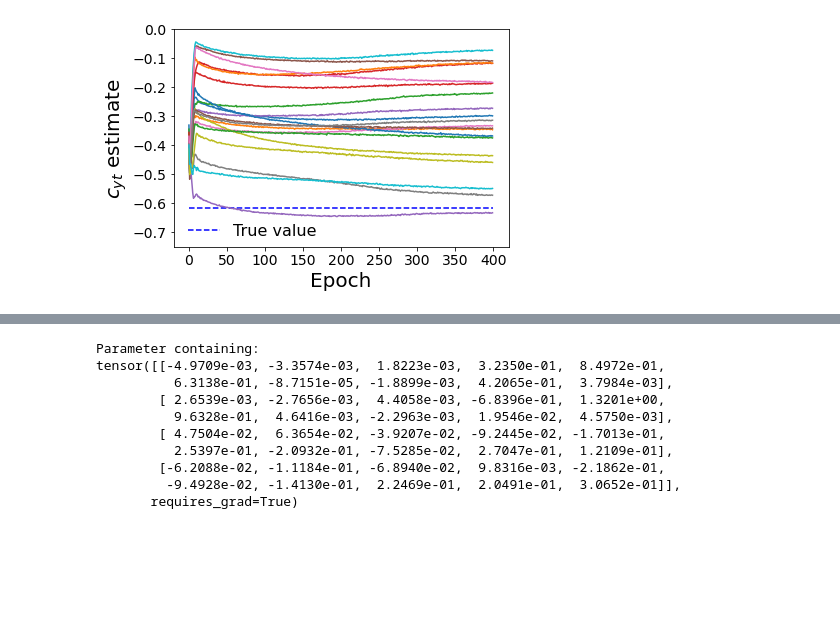
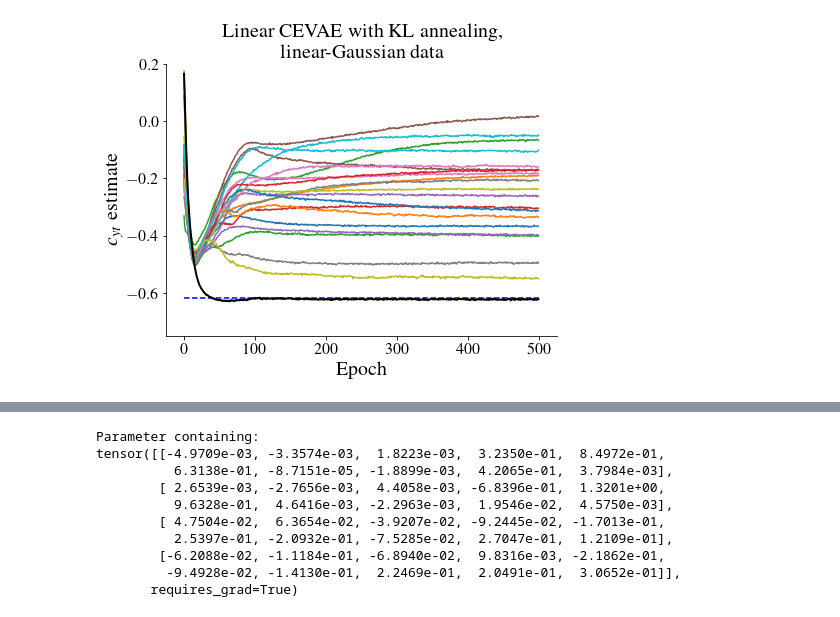
Before and after one commit to skwfz/cevae, a Jupyter notebook: KLScalingTest.ipynb, the cells around one changed output, grey strips where cells are left out. Cells and saved outputs as stored; diff of their text form; code cells hidden in the pictures; blank space fills up the shorter version.

```diff
--- a/KLScalingTest.ipynb
+++ b/KLScalingTest.ipynb
@@ -27,2 +26,2 @@ datasize = sorted([int(ds) for ds in dfs.keys()])
 # %%
-dataloader = DataLoader(datasets['2000'][0])
+dataloader = DataLoader(datasets['2000'][1])
@@ -29,15 +34,15 @@ dataloader = DataLoader(datasets['2000'][0])
 # %%
-model_list = []
-losses_list = []
-modelparams_list = []
+#model_list = []
+#losses_list = []
+#modelparams_list = []
 
-for i in range(20):
+for i in range(2):
     BATCH_SIZE = 1000
     true_value = 0
     device = 'cpu'
 
-    num_epochs=400
-    lr_start=0.001
+    num_epochs=500
+    lr_start=0.0001
     lr_end=0.0001
     z_dim=10
     p_y_zt_nn_layers=0
@@ -57,7 +62,7 @@ for i in range(20):
     plot_curves = True
     print_logs = True
 
-    kl_scaling_schedule = [[0,0.5,1],[0.5,1,1]]
+    kl_scaling_schedule = [[0,0.1,0.2,1],[0.5,0.5,1,1]]
 
     model, losses, modelparams = train_model(device, plot_curves, print_logs,
                   dataloader, num_epochs, lr_start, lr_end, x_dim, z_dim,
@@ -188,13 +125,13 @@ len(modelparams_list)
 # %%
 main_folder = "kldannealing"
-sub_folder = "10dlinear_20runs"
+sub_folder = "10dlinear_2runs_5"
 
 modelparams_list
-labels = list(range(20))
+labels = list(range(len(model_list)))
 
 create_or_empty_folder(main_folder,sub_folder)
 
-for i in range(20):
+"""for i in range(len(model_list)):
     torch.save(model_list[i].state_dict(), "./data/{}/{}/model_{}".format(main_folder,sub_folder,i))
     with open("./data/{}/{}/loss_{}".format(main_folder,sub_folder,i), "wb") as file:
         pickle.dump(losses_list[i], file)
@@ -205,20 +185,29 @@ Creation of the directory './data/kldannealing/10dlinear_20runs/ failed. Trying
+# %%
+plt.rcParams.update({
+    "text.usetex": True,
+    "font.family": "serif",
+    "font.serif": ["Times"]})
 # %%
-plt.plot([0,400],[c_yt,c_yt], 'b--')
-plt.legend(["True value"], frameon=False, fontsize=16, loc='lower left', bbox_to_anchor=(0.0, -0.03))
+plt.figure(figsize=(7,5))
+plt.plot([0,500],[c_yt,c_yt], 'b--')
+#plt.legend(["True value"], frameon=False, fontsize=16, loc='lower left', bbox_to_anchor=(0.0, -0.03))
 
-for i in range(20):
+for i in range(len(modelparams_list)):
     plt.plot([param[0,-1] for param in modelparams_list[i]])
-
+plt.plot([param[0,-1] for param in modelparams], linewidth=2, color='black', linestyle='-')
 plt.ylabel("$c_{yt}$ estimate", fontsize=20)
 plt.xlabel("Epoch", fontsize=20)
-plt.xticks(fontsize=14)
-plt.yticks(fontsize=14)
-plt.ylim(-0.75,0)
+plt.xticks(fontsize=16)
+plt.yticks(fontsize=16)
+plt.ylim(-0.75,0.2)
+plt.gca().spines['right'].set_visible(False)
+plt.gca().spines['top'].set_visible(False)
+plt.title("Linear CEVAE with KL annealing,\nlinear-Gaussian data", fontsize=20)
 plt.savefig("Figures/publication/cyt_estimates_10dlinear_kldannealing.png",bbox_inches = 'tight',
     pad_inches = 0, dpi=200)
 plt.show()
 # %% [output]
-[figure, old version]
+[figure, new version]
 # %%
 np.argmax([modelparams_list[i][-1][0,-1] for i in range(20)])
 # %% [output]
```
Also changed, not shown: parts of 22 cells of this notebook, 3 other files.
